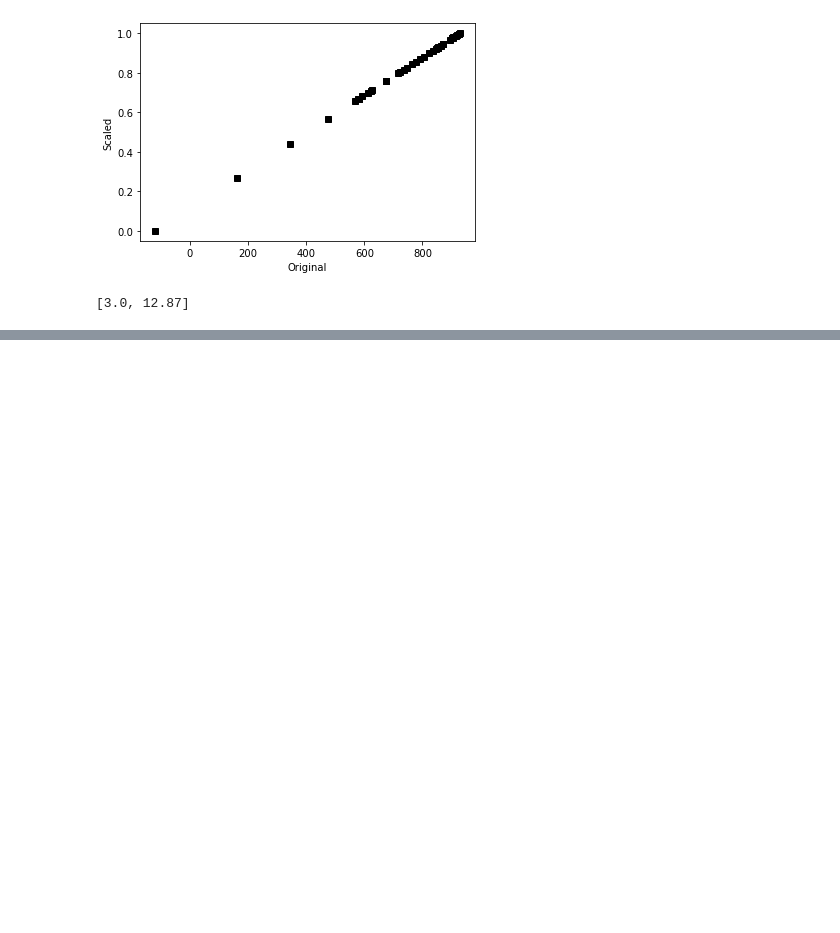
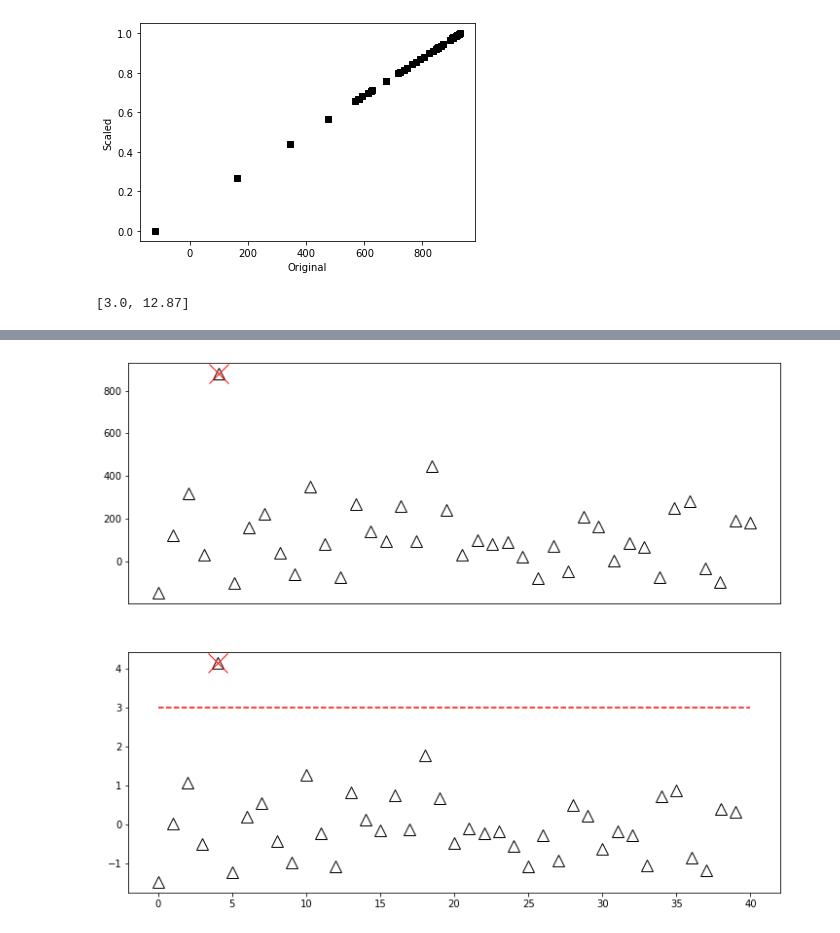
Before and after one commit to kelsklane/stat_practice, a Jupyter notebook: Practice_notebooks/Nomarlization_and_Outliers.ipynb, the cells around one changed output, grey strips where cells are left out. Cells and saved outputs as stored; diff of their text form; code cells hidden in the pictures; blank space fills up the shorter version.

```diff
--- a/Practice_notebooks/Nomarlization_and_Outliers.ipynb
+++ b/Practice_notebooks/Nomarlization_and_Outliers.ipynb
@@ -84,0 +110,10 @@ print([min(super_scaled), max(super_scaled)])
+# %%
+#Identify outliers
+outliers = np.where(abs(z_data) > z_threshold)[0]
+
+ax[0].plot(outliers, data[outliers], 'x', color='r', markersize=20)
+ax[1].plot(outliers, z_data[outliers], 'x', color='r', markersize=20)
+
+fig
+# %% [output]
+[figure, added]
```
Also changed, not shown: parts of 8 cells of this notebook.
